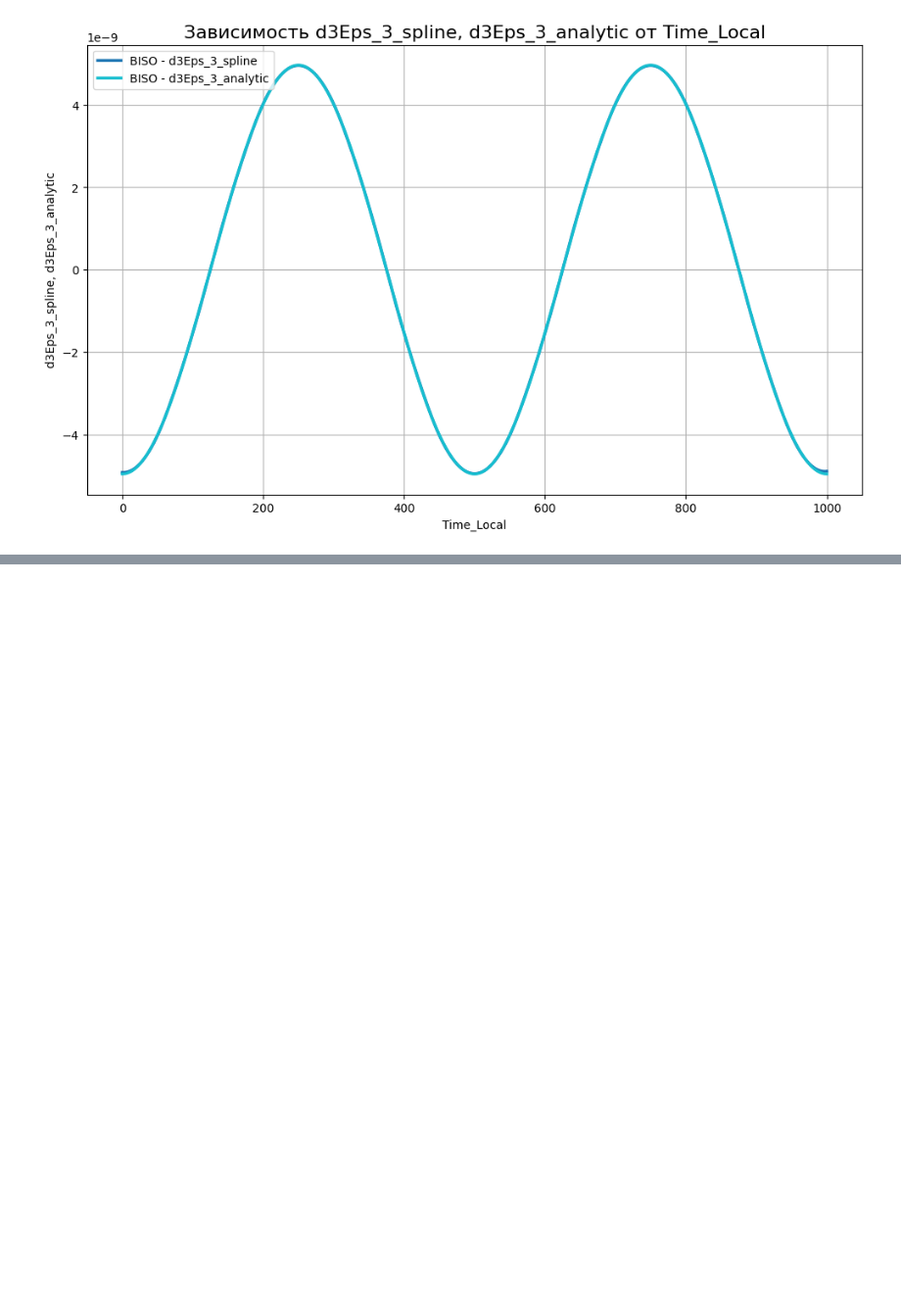
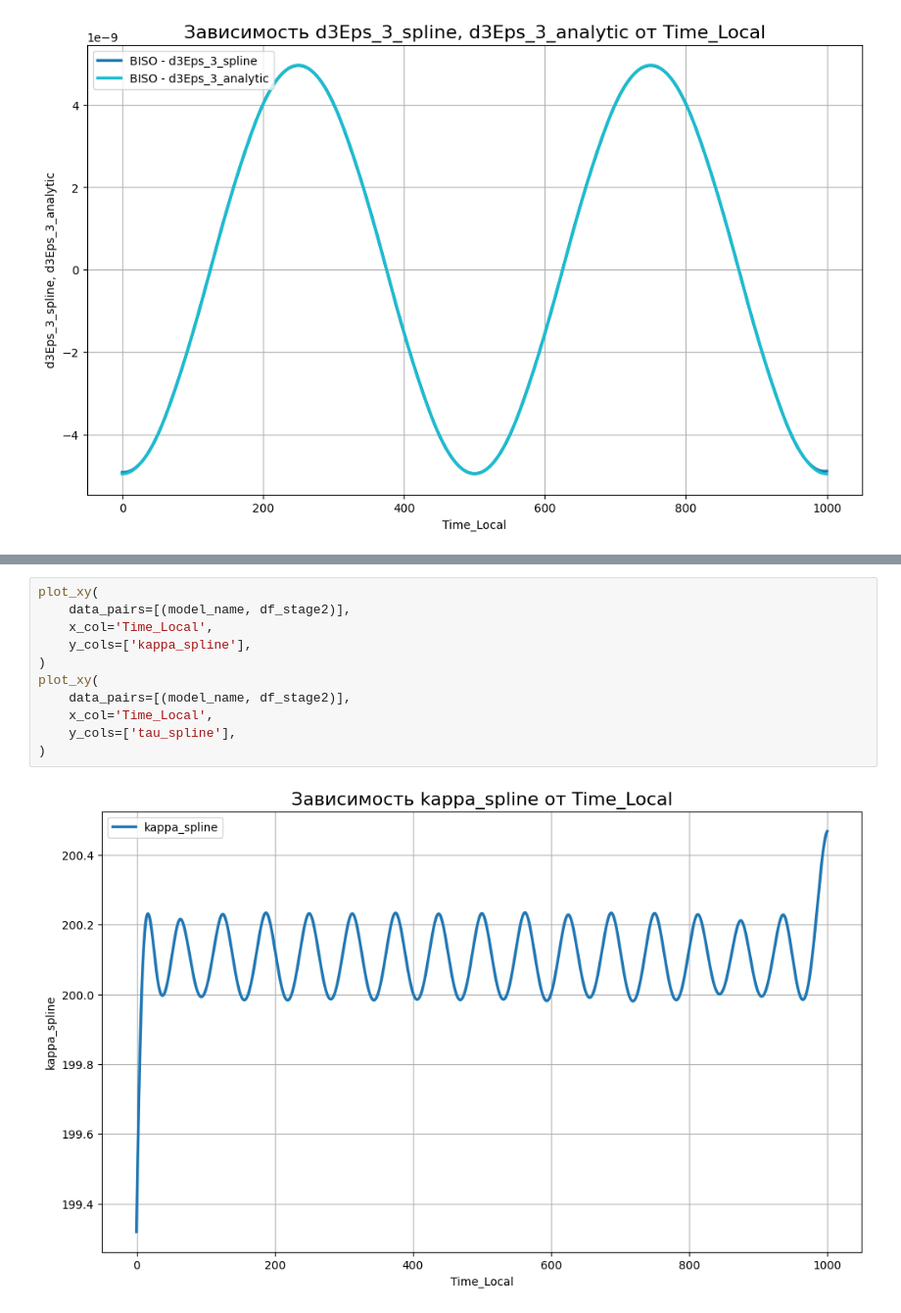
Before and after one commit to ArtemDos/complex_deformations, a Jupyter notebook: P29/ideal_vint/biso.ipynb, the cells around one changed output, grey strips where cells are left out. Shown at 98% size. Saved outputs shown, nothing was run; the diff lists cells and outputs as text; blank space fills up the shorter version.

```diff
--- a/P29/ideal_vint/biso.ipynb
+++ b/P29/ideal_vint/biso.ipynb
@@ -424,0 +475,13 @@ plot_xy(
+# %%
+plot_xy(
+    data_pairs=[(model_name, df_stage2)],
+    x_col='Time_Local',
+    y_cols=['kappa_spline'],
+)
+plot_xy(
+    data_pairs=[(model_name, df_stage2)],
+    x_col='Time_Local',
+    y_cols=['tau_spline'],
+)
+# %% [output]
+[figure, added]
```
Also changed, not shown: parts of 6 cells of this notebook, 1 other file.
